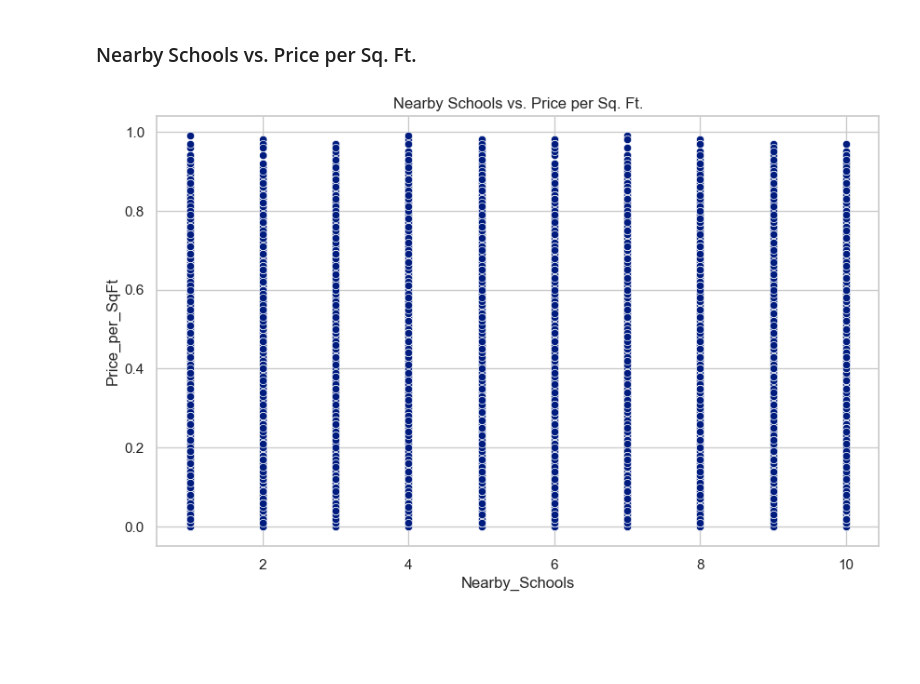
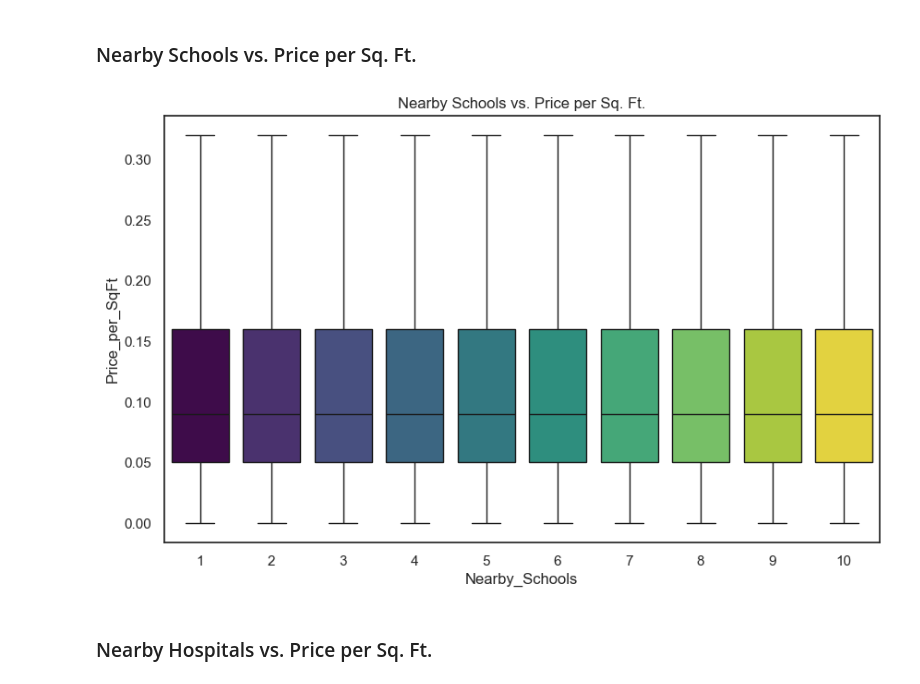
Before and after one commit to kiran86/realestate-advisor, a Jupyter notebook: scripts/eda.ipynb, the cells around one changed output. Cells and saved outputs as stored; diff of their text form; code cells hidden in the pictures; blank space fills up the shorter version.

```diff
--- a/scripts/eda.ipynb
+++ b/scripts/eda.ipynb
@@ -13,7 +13,7 @@ import plotly.express as px
 import plotly.io as pio
 
 # Set display options
-sns.set_theme(style = "whitegrid", palette = "dark")
+sns.set_theme(style = "white", palette = "dark")
 plt.rcParams['figure.figsize'] = (12, 8)
 plt.rcParams['font.size'] = 14
 pio.renderers.default = "plotly_mimetype"
@@ -254,8 +267,18 @@ plt.show()
 ### Nearby Schools vs. Price per Sq. Ft.
 # %%
 plt.figure(figsize=(10,6))
-
+sns.boxplot(
+    data=df,
+    x="Nearby_Schools",
+    y="Price_per_SqFt",
+    palette="viridis",
+    hue="Nearby_Schools",
+    legend=False,
+    showfliers=False
+)
 plt.title("Nearby Schools vs. Price per Sq. Ft.")
 plt.show()
 # %% [output]
-[figure, old version]
+[figure, new version]
+# %% [markdown]
+### Nearby Hospitals vs. Price per Sq. Ft.
```
Also changed, not shown: parts of 12 cells of this notebook.
